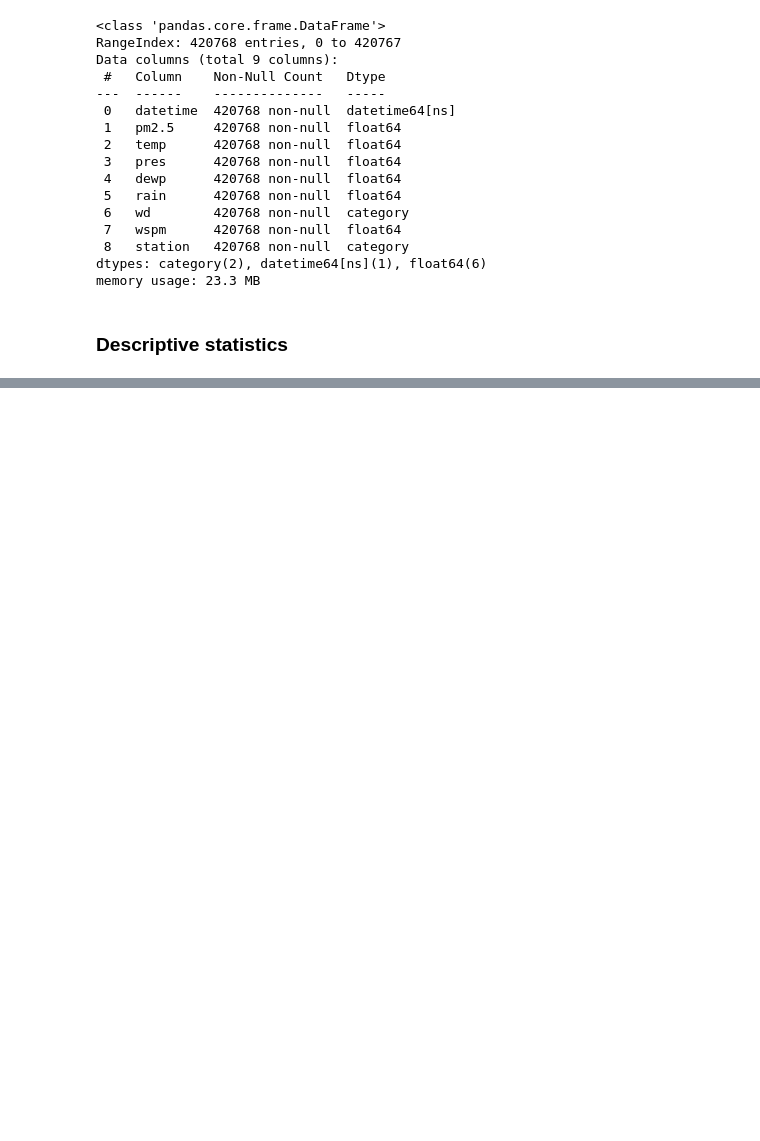
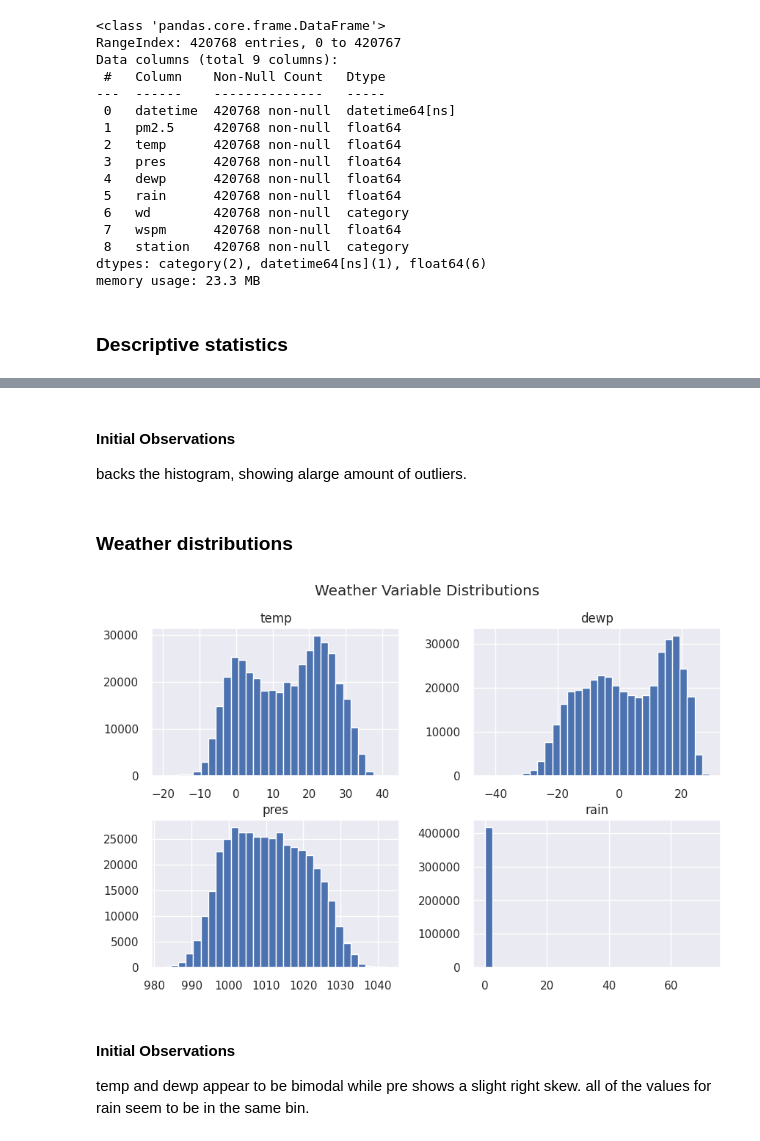
Before and after one commit to RSE1982/beijing-air-quality, a Jupyter notebook: notebooks/03_initial_eda.ipynb, the cells around one changed output, grey strips where cells are left out. Cells and saved outputs as stored; diff of their text form; code cells hidden in the pictures; blank space fills up the shorter version.

```diff
--- a/notebooks/03_initial_eda.ipynb
+++ b/notebooks/03_initial_eda.ipynb
@@ -202,0 +229,18 @@ overview_stats # Display the overview statistics
+# %% [markdown]
+#### Initial Observations
+
+backs the histogram, showing alarge amount of outliers.
+# %% [markdown]
+### Weather distributions
+# %%
+weather_cols = ["temp", "dewp", "pres", "rain"]
+df[weather_cols].hist(figsize=(10,6), bins=30)
+plt.suptitle("Weather Variable Distributions")
+plt.show()
+# %% [output]
+[figure, added]
+# %% [markdown]
+#### Initial Observations
+
+temp and dewp appear to be bimodal while pre shows a slight right skew.
+all of the values for rain seem to be in the same bin.
```
Also changed, not shown: parts of 7 cells of this notebook, 2 other files.
